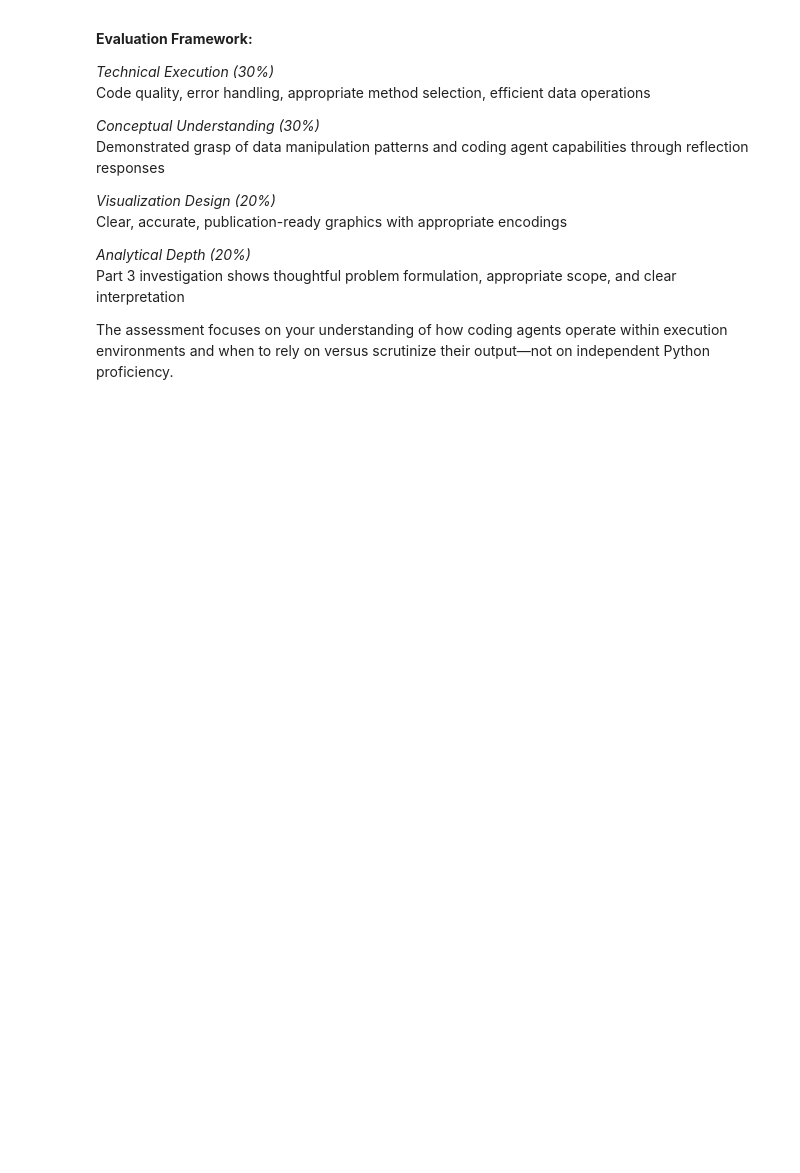
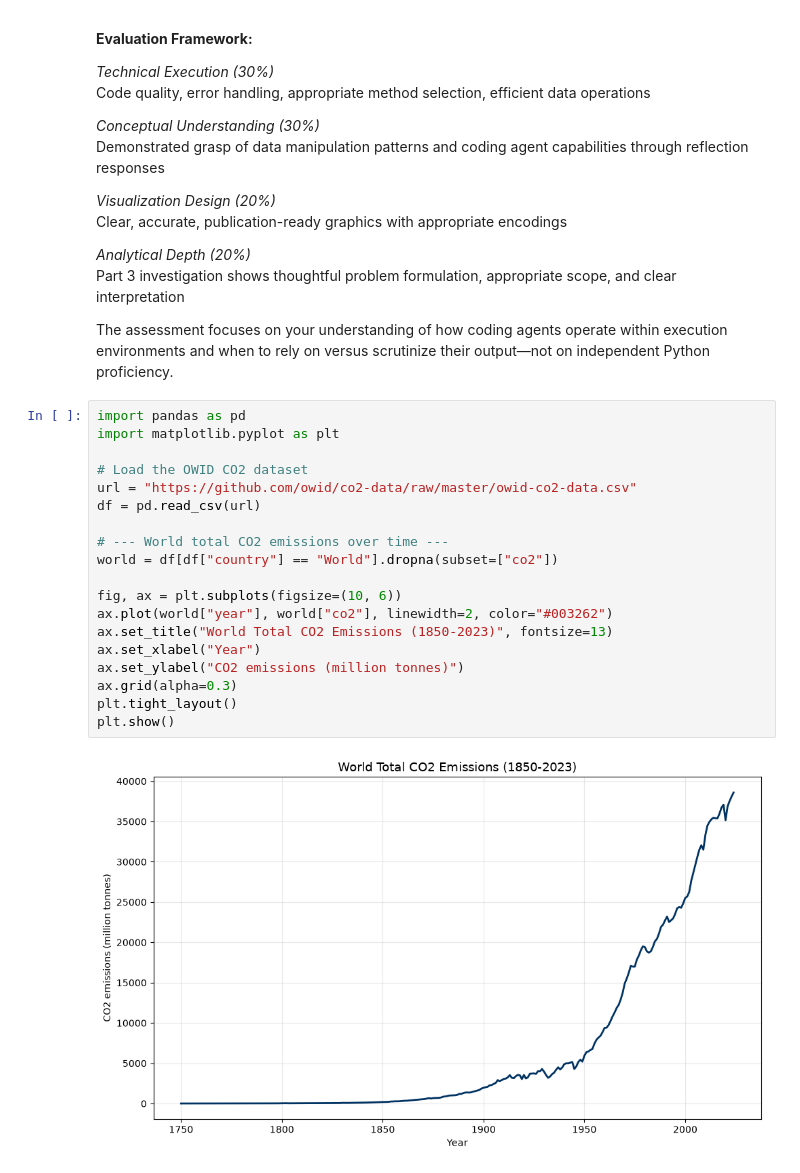
Before and after one commit to miokat-lgtm/module-1-template, a Jupyter notebook: notebooks/session2.ipynb, the cells around one changed output. Saved outputs shown, nothing was run; the diff lists cells and outputs as text; blank space fills up the shorter version.

```diff
--- a/notebooks/session2.ipynb
+++ b/notebooks/session2.ipynb
@@ -578,3 +729,24 @@ Clear, accurate, publication-ready graphics with appropriate encodings
 Part 3 investigation shows thoughtful problem formulation, appropriate scope, and clear interpretation
 
 The assessment focuses on your understanding of how coding agents operate within execution environments and when to rely on versus scrutinize their output—not on independent Python proficiency.
+# %%
+import pandas as pd
+import matplotlib.pyplot as plt
+
+# Load the OWID CO2 dataset
+url = "https://github.com/owid/co2-data/raw/master/owid-co2-data.csv"
+df = pd.read_csv(url)
+
+# --- World total CO2 emissions over time ---
+world = df[df["country"] == "World"].dropna(subset=["co2"])
+
+fig, ax = plt.subplots(figsize=(10, 6))
+ax.plot(world["year"], world["co2"], linewidth=2, color="#003262")
+ax.set_title("World Total CO2 Emissions (1850-2023)", fontsize=13)
+ax.set_xlabel("Year")
+ax.set_ylabel("CO2 emissions (million tonnes)")
+ax.grid(alpha=0.3)
+plt.tight_layout()
+plt.show()
+# %% [output]
+[figure, added]
```
Also changed, not shown: parts of 13 cells of this notebook, 2 other files.
